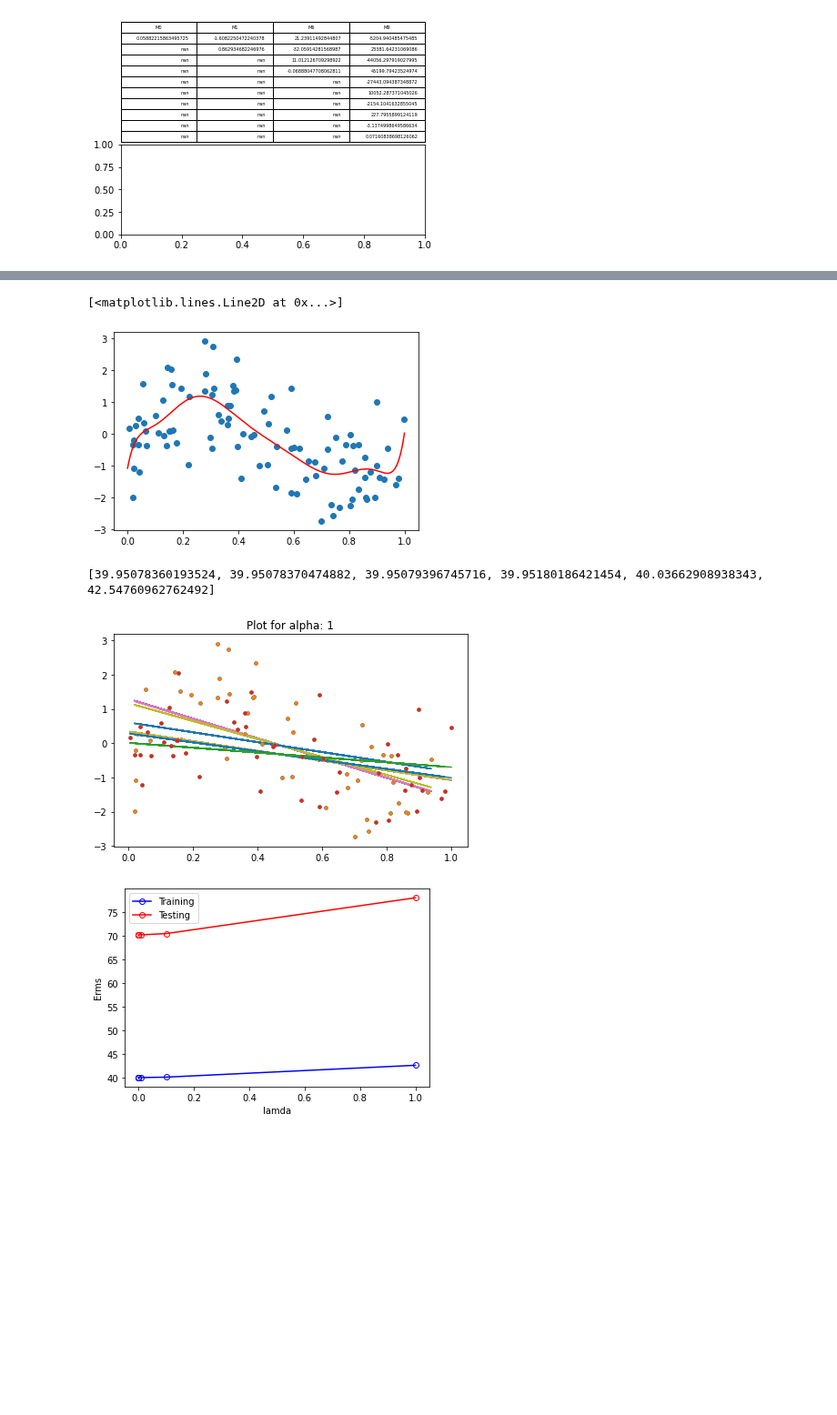
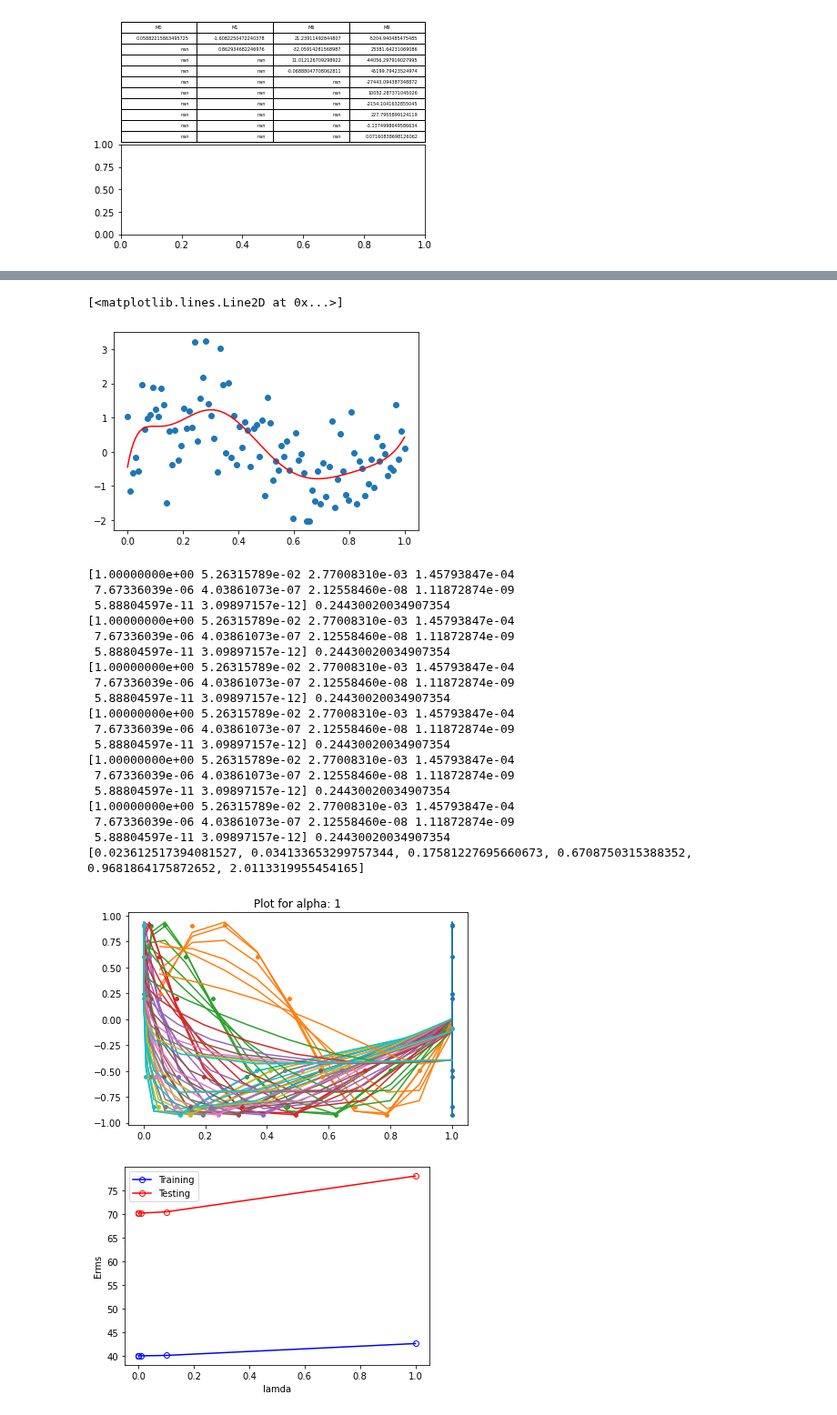
Before and after one commit to shah-bhavik204/personal-homepage, a Jupyter notebook: static/files/DM-assignment1.ipynb, the cells around one changed output, grey strips where cells are left out. Shown at 91% size. Cells and saved outputs as stored; diff of their text form; code cells hidden in the pictures; blank space fills up the shorter version.

```diff
--- a/static/files/DM-assignment1.ipynb
+++ b/static/files/DM-assignment1.ipynb
@@ -144,5 +162,5 @@ plt.show()
 # %%
-x100 = np.random.uniform(0.0,1.0,100)
+x100 = np.linspace(0, 1, 100)
 N100 = np.random.normal(size=100)
 Y100= []
 y100 = []
@@ -162,5 +180,10 @@ for yi,n in zip(Y100,N100):
 print(len(y100),np.array(x100).shape,np.array(y100).shape)
 plt.plot(np.array(x100), np.array(y100), 'o', color='black')
 plt.show()
+
+x_test100 = x[0::2]
+x_train100 = x[1::2]
+y_test100 = y[0::2]
+y_train100 = y[1::2]
 # %% [output]
 100 (100,) (100,)
@@ -174,12 +197,15 @@ xpoly = np.linspace(0,1,1000)
 plt.plot(xpoly,np.polyval(p9,xpoly),'r-',label="M9")
 # %% [output]
 [<matplotlib.lines.Line2D at 0x...>]
-[figure, old version]
+[figure, new version]
 # %%
 from sklearn.linear_model import Ridge
 def ridge_regression(x, y, alpha):
+    print(x[0],y[0])
     #Fit the model
-    x = x.reshape(-1, 1)
+    model = Ridge(alpha=alpha)
+    model.fit(x, y)
+#     x = x.reshape(-1, 1)
     ridgereg = Ridge(alpha=alpha,normalize=True)
     ridgereg.fit(x,y)
     y_pred = ridgereg.predict(x)
@@ -196,14 +222,35 @@ def ridge_regression(x, y, alpha):
 #     ret.extend(ridgereg.coef_)
     return ret
 # %%
-x_train100, x_test100, y_train100, y_test100 = train_test_split(x100, y100, test_size=50, random_state=42)
+
 lamdas = [1e-5, 1e-4, 1e-3, 1e-2, 1e-1, 1]
-testreg = [ridge_regression(x_test100, y_test100,lamda) for lamda in lamdas]
-trainreg = [ridge_regression(x_train100, y_train100,lamda) for lamda in lamdas]
+poly = pf(degree=9)
+poly_x_train100 = poly.fit_transform(x_train100.reshape(-1, 1))
+poly_x_test100 = poly.fit_transform(x_test100.reshape(-1, 1))
+# testreg = [ridge_regression(x_test100, y_test100,lamda) for lamda in lamdas]
+trainreg = [ridge_regression(poly_x_train100, y_train100,lamda) for lamda in lamdas]
 print(trainreg)
 # %% [output]
-[39.95078360193524, 39.95078370474882, 39.95079396745716, 39.95180186421454, 40.03662908938343, 42.54760962762492]
+[1.00000000e+00 5.26315789e-02 2.77008310e-03 1.45793847e-04
+ 7.67336039e-06 4.03861073e-07 2.12558460e-08 1.11872874e-09
+ 5.88804597e-11 3.09897157e-12] 0.24430020034907354
+[1.00000000e+00 5.26315789e-02 2.77008310e-03 1.45793847e-04
+ 7.67336039e-06 4.03861073e-07 2.12558460e-08 1.11872874e-09
+ 5.88804597e-11 3.09897157e-12] 0.24430020034907354
+[1.00000000e+00 5.26315789e-02 2.77008310e-03 1.45793847e-04
+ 7.67336039e-06 4.03861073e-07 2.12558460e-08 1.11872874e-09
+ 5.88804597e-11 3.09897157e-12] 0.24430020034907354
+[1.00000000e+00 5.26315789e-02 2.77008310e-03 1.45793847e-04
+ 7.67336039e-06 4.03861073e-07 2.12558460e-08 1.11872874e-09
+ 5.88804597e-11 3.09897157e-12] 0.24430020034907354
+[1.00000000e+00 5.26315789e-02 2.77008310e-03 1.45793847e-04
+ 7.67336039e-06 4.03861073e-07 2.12558460e-08 1.11872874e-09
+ 5.88804597e-11 3.09897157e-12] 0.24430020034907354
+[1.00000000e+00 5.26315789e-02 2.77008310e-03 1.45793847e-04
+ 7.67336039e-06 4.03861073e-07 2.12558460e-08 1.11872874e-09
+ 5.88804597e-11 3.09897157e-12] 0.24430020034907354
+[0.023612517394081527, 0.034133653299757344, 0.17581227695660673, 0.6708750315388352, 0.9681864175872652, 2.0113319955454165]
-[figure, old version]
+[figure, new version]
 # %%
 
 
```
Also changed, not shown: parts of 4 cells of this notebook, 1 other file.
